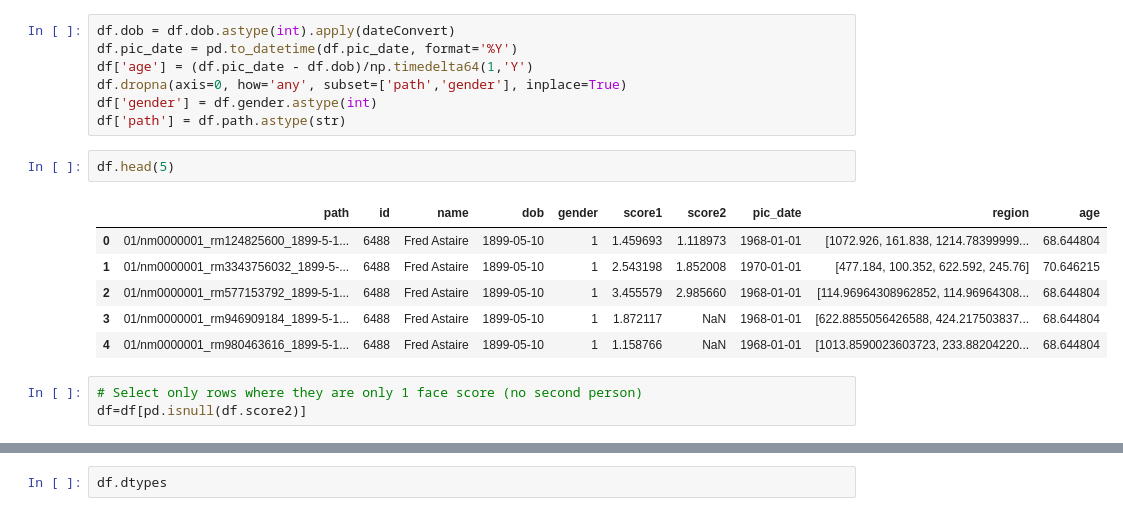
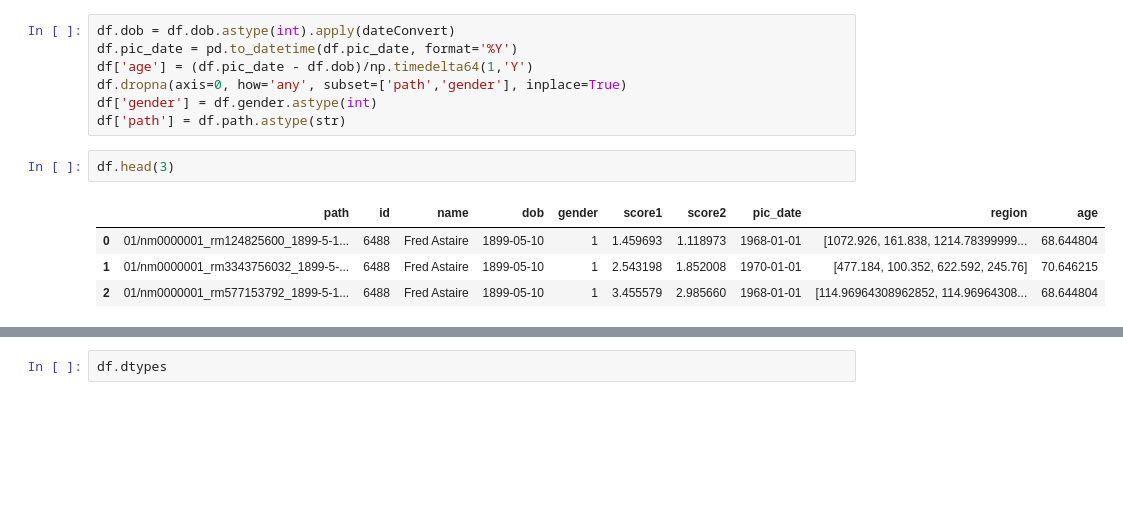
Before and after one commit to airoscar/3ShadesML, a Jupyter notebook: Dataset/Labels.ipynb, the cells around one changed output, grey strips where cells are left out. Saved outputs shown, nothing was run; the diff lists cells and outputs as text; blank space fills up the shorter version.

```diff
--- a/Dataset/Labels.ipynb
+++ b/Dataset/Labels.ipynb
@@ -47,17 +47,12 @@ df.dropna(axis=0, how='any', subset=['path','gender'], inplace=True)
 df['gender'] = df.gender.astype(int)
 df['path'] = df.path.astype(str)
 # %%
-df.head(5)
+df.head(3)
 # %% [output]
 |  | path | id | name | dob | gender | score1 | score2 | pic_date | region | age |
 | 0 | 01/nm0000001_rm124825600_1899-5-1... | 6488 | Fred Astaire | 1899-05-10 | 1 | 1.459693 | 1.118973 | 1968-01-01 | [1072.926, 161.838, 1214.78399999... | 68.644804 |
 | 1 | 01/nm0000001_rm3343756032_1899-5-... | 6488 | Fred Astaire | 1899-05-10 | 1 | 2.543198 | 1.852008 | 1970-01-01 | [477.184, 100.352, 622.592, 245.76] | 70.646215 |
 | 2 | 01/nm0000001_rm577153792_1899-5-1... | 6488 | Fred Astaire | 1899-05-10 | 1 | 3.455579 | 2.985660 | 1968-01-01 | [114.96964308962852, 114.96964308... | 68.644804 |
-| 3 | 01/nm0000001_rm946909184_1899-5-1... | 6488 | Fred Astaire | 1899-05-10 | 1 | 1.872117 | NaN | 1968-01-01 | [622.8855056426588, 424.217503837... | 68.644804 |
-| 4 | 01/nm0000001_rm980463616_1899-5-1... | 6488 | Fred Astaire | 1899-05-10 | 1 | 1.158766 | NaN | 1968-01-01 | [1013.8590023603723, 233.88204220... | 68.644804 |
-# %%
-# Select only rows where they are only 1 face score (no second person)
-df=df[pd.isnull(df.score2)]
 # %%
 df.shape
 # %% [output]
```
Also changed, not shown: parts of 13 cells of this notebook, 5 other files.
